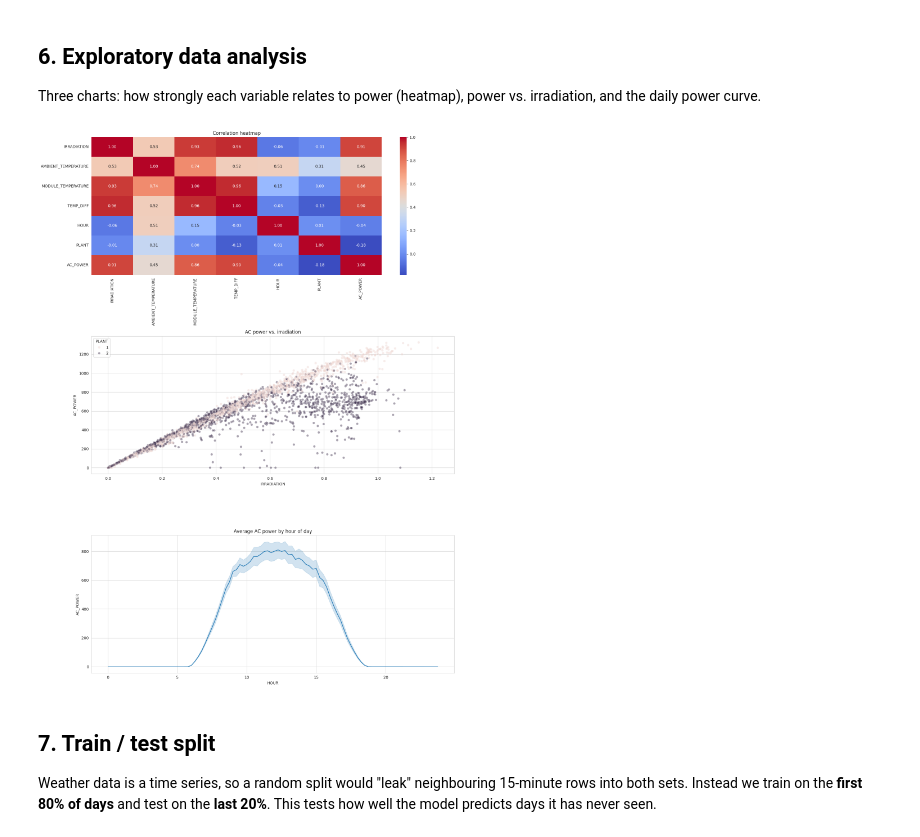
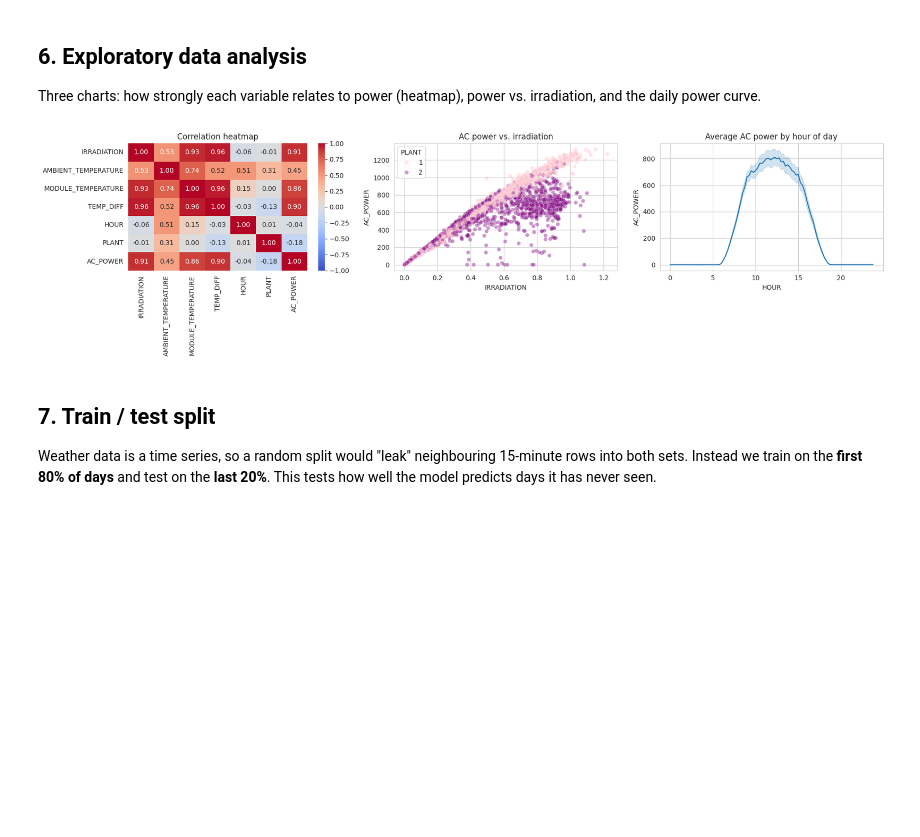
Before and after one commit to scrayzk/solar-energy-prediction, a Jupyter notebook: solar_energy_prediction.ipynb, the cells around one changed output. Saved outputs shown, nothing was run; the diff lists cells and outputs as text; code cells hidden in the pictures; blank space fills up the shorter version.

```diff
--- a/solar_energy_prediction.ipynb
+++ b/solar_energy_prediction.ipynb
@@ -42,17 +39,20 @@ Resolving deltas: 100% (4/4), done.
 Each plant has a **generation** file (power from 22 inverters every 15 min) and a **weather** file (one sensor per plant).
 Plant 1's generation file writes dates as day-month-year, so we tell pandas the format. The other files use the standard format.
 # %%
-gen1 = pd.read_csv("Plant_1_Generation_Data.csv")
-gen2 = pd.read_csv("Plant_2_Generation_Data.csv")
-w1 = pd.read_csv("Plant_1_Weather_Sensor_Data.csv")
-w2 = pd.read_csv("Plant_2_Weather_Sensor_Data.csv")
+# Load solar power generation data and weather sensor data for both plants
+gen1 = pd.read_csv("data/Plant_1_Generation_Data.csv")
+gen2 = pd.read_csv("data/Plant_2_Generation_Data.csv")
+w1 = pd.read_csv("data/Plant_1_Weather_Sensor_Data.csv")
+w2 = pd.read_csv("data/Plant_2_Weather_Sensor_Data.csv")
 
+# Convert the DATE_TIME column in gen1 to datetime format using its specific string format
 gen1["DATE_TIME"] = pd.to_datetime(gen1["DATE_TIME"], format="%d-%m-%Y %H:%M")
+
+# Convert the DATE_TIME column to datetime format for the remaining datasets using automatic parsing
 for df in (gen2, w1, w2):
     df["DATE_TIME"] = pd.to_datetime(df["DATE_TIME"])
 
 gen1.head()
-#w1.head()
 # %% [output]
 |  | DATE_TIME | PLANT_ID | SOURCE_KEY | DC_POWER | AC_POWER | DAILY_YIELD | TOTAL_YIELD |
 | 0 | 2020-05-15 | 4135001 | 1BY6WEcLGh8j5v7 | 0.0 | 0.0 | 0.0 | 6259559.0 |
@@ -165,21 +169,26 @@ data.shape
 ## 6. Exploratory data analysis
 Three charts: how strongly each variable relates to power (heatmap), power vs. irradiation, and the daily power curve.
 # %%
-fig, axes = plt.subplots(3, 1, figsize=(15, 20))
+fig, axes = plt.subplots(1, 3, figsize=(18, 5))
 
-sns.heatmap(data[features + [target]].corr(), annot=True, fmt=".2f", cmap="coolwarm", ax=axes[0])
+#Chart 1: correlation heatmap, +1 = rise together, 0 = no linear relationship, -1 = one rises as the other falls
+sns.heatmap(data[features + [target]].corr(), annot=True, fmt=".2f", cmap="coolwarm",center=0,vmin=-1,vmax=1, ax=axes[0])
 axes[0].set_title("Correlation heatmap")
 
-sns.scatterplot(data=data, x="IRRADIATION", y="AC_POWER", hue="PLANT", alpha=0.4, ax=axes[1])
+# Chart 2: scatter plot of AC power against irradiation, coloured by plant
+sns.scatterplot(data=data, x="IRRADIATION", y="AC_POWER", hue="PLANT",palette={1: "pink", 2: "purple"}, alpha=0.4, ax=axes[1])
 axes[1].set_title("AC power vs. irradiation")
 
+# Chart 3: average AC power at each time of day
+# Seaborn averages AC_POWER over all days and plants at each HOUR value and draws the line;
+# the shaded band is the 95% confidence interval of that average
 sns.lineplot(data=data, x="HOUR", y="AC_POWER", ax=axes[2])
 axes[2].set_title("Average AC power by hour of day")
 
 plt.tight_layout()
 plt.show()
 # %% [output]
-[figure, old version]
+[figure, new version]
 # %% [markdown]
 ## 7. Train / test split
 Weather data is a time series, so a random split would "leak" neighbouring 15-minute rows into both sets.
```
Also changed, not shown: parts of 9 cells of this notebook.
